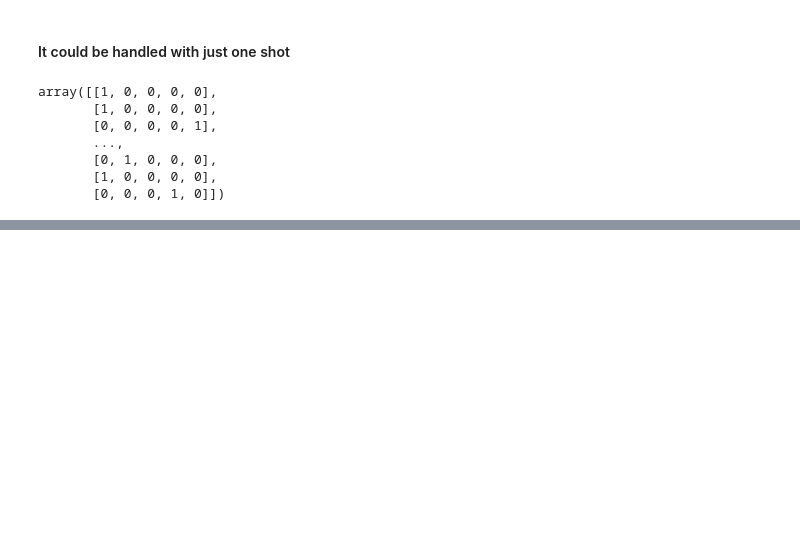
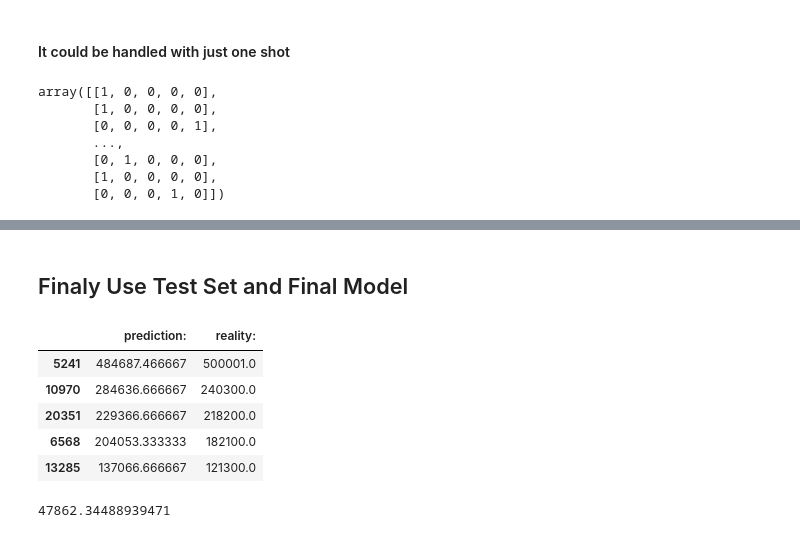
Before and after one commit to gsoosk/HandsonML, a Jupyter notebook: Housing.ipynb, the cells around one changed output, grey strips where cells are left out. Drawn from its saved outputs; the diff is of its cells as text; code cells hidden in the pictures; blank space fills up the shorter version.

```diff
--- a/Housing.ipynb
+++ b/Housing.ipynb
@@ -466,0 +642,4 @@ array([[-121.89, 37.29, 38.0, ..., '<1H OCEAN', 4.625368731563422,
+# %%
+from sklearn.ensemble import RandomForestRegressor
+rf_model = RandomForestRegressor()
+rf_model.fit(housing_prepared, housing_labels)
@@ -466,0 +818,2 @@ array([[-121.89, 37.29, 38.0, ..., '<1H OCEAN', 4.625368731563422,
+# %% [markdown]
+## Finaly Use Test Set and Final Model
@@ -466,0 +828,17 @@ array([[-121.89, 37.29, 38.0, ..., '<1H OCEAN', 4.625368731563422,
+# %%
+prediction_vs_reality = pd.DataFrame({'prediction: ':final_predictions,
+                                     'reality: ':Y_test})
+prediction_vs_reality.head()
+# %% [output]
+|  | prediction: | reality: |
+| 5241 | 484687.466667 | 500001.0 |
+| 10970 | 284636.666667 | 240300.0 |
+| 20351 | 229366.666667 | 218200.0 |
+| 6568 | 204053.333333 | 182100.0 |
+| 13285 | 137066.666667 | 121300.0 |
+# %%
+final_mse = mean_squared_error(Y_test, final_predictions)
+final_rmse = np.sqrt(final_mse)
+final_rmse
+# %% [output]
+47862.34488939471
```
Also changed, not shown: parts of 46 cells of this notebook.
